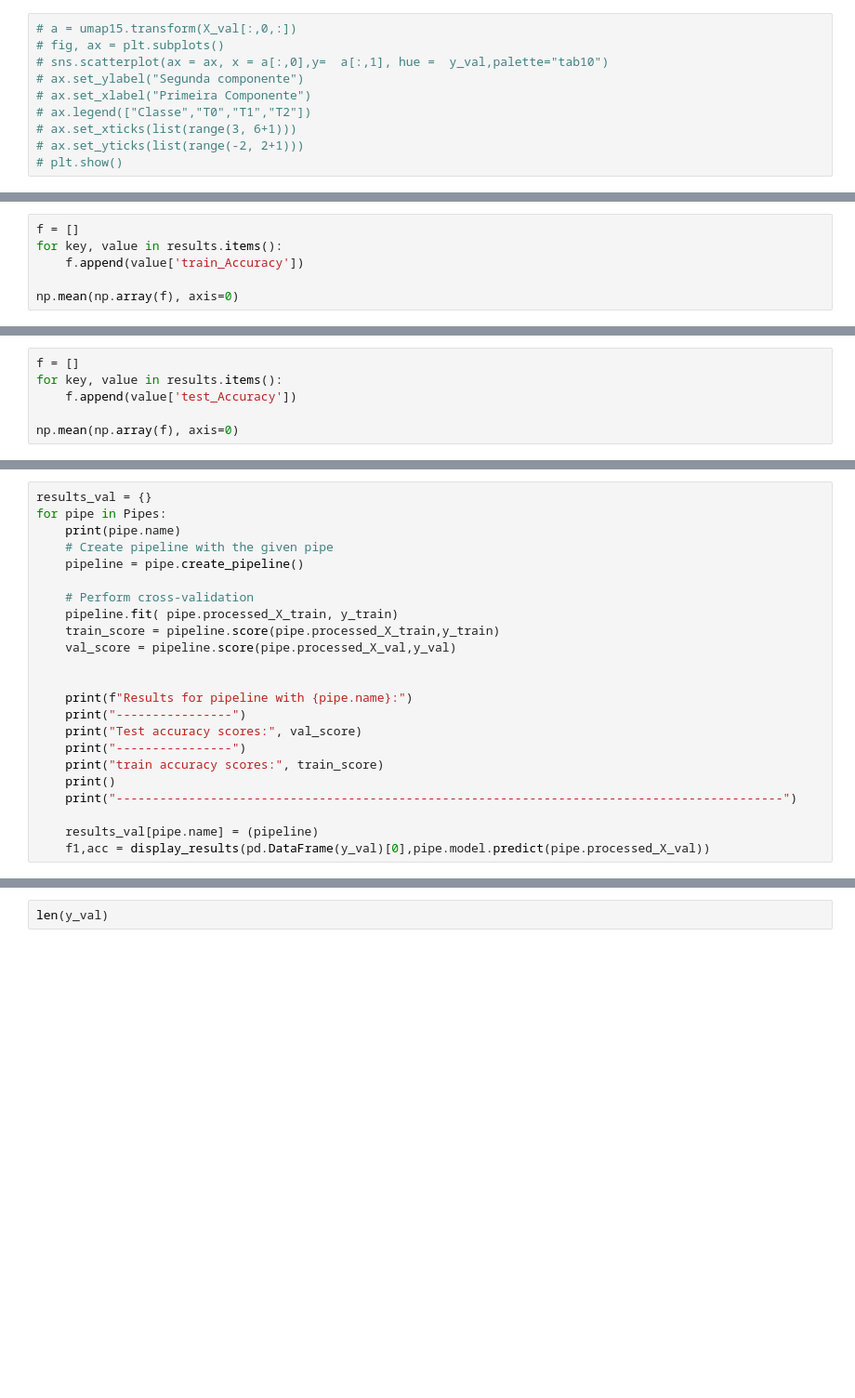
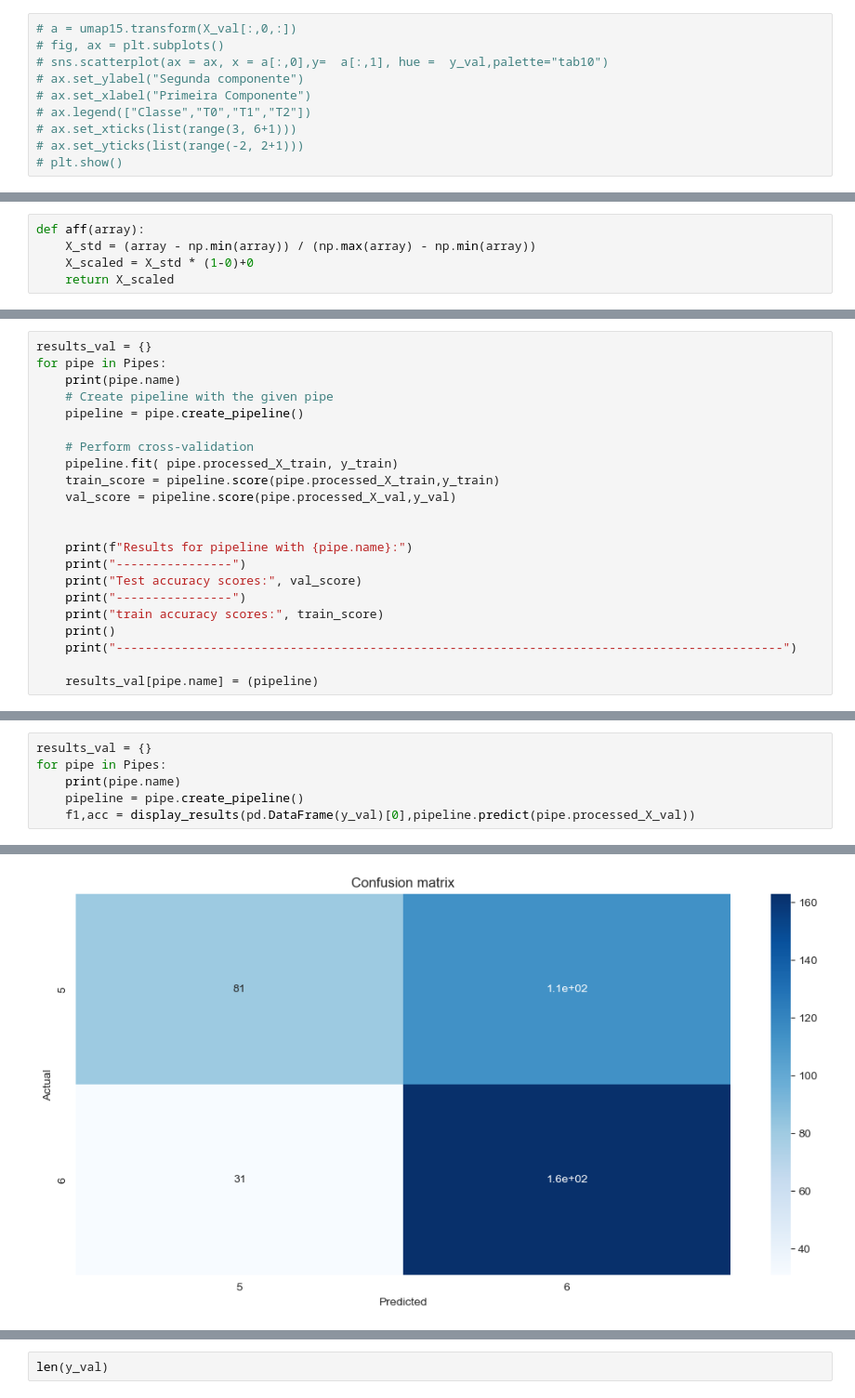
Before and after one commit to MasterExecuson/Data_Science, a Jupyter notebook: code/novos modelos e tratamentos de dados/TCC - epochs processing - 2b.ipynb, the cells around one changed output, grey strips where cells are left out. Shown at 93% size. Saved outputs shown, nothing was run; the diff lists cells and outputs as text; blank space fills up the shorter version.

```diff
--- a/code/novos modelos e tratamentos de dados/TCC - epochs processing - 2b.ipynb
+++ b/code/novos modelos e tratamentos de dados/TCC - epochs processing - 2b.ipynb
@@ -743,5 +732,10 @@ Score time: [0.002996 0.002902 0.002961 0.001999 0.002997 0.002    0.002    0.00
 
 --------------------------------------------------------------------------------------------
+# %%
+def aff(array):
+    X_std = (array - np.min(array)) / (np.max(array) - np.min(array))
+    X_scaled = X_std * (1-0)+0
+    return X_scaled
 # %%
 # lda_plain = Pipe("lda_csp4",LinearDiscriminantAnalysis(),concat_channels("X_train") ) - Takes too long
 lda_csp4 = Pipe("lda_csp4",LinearDiscriminantAnalysis(),transform_csp("X_train",csp4),transform_csp("X_val",csp4) )
@@ -1235,6 +985,0 @@ for key, value in results.items():
-# %%
-f = []
-for key, value in results.items():
-    f.append(value['train_Accuracy'])
-
-np.mean(np.array(f), axis=0)
@@ -1244,6 +985,0 @@ array([0.579963, 0.584627, 0.580167, 0.583606, 0.590822, 0.585035,
-# %%
-f = []
-for key, value in results.items():
-    f.append(value['test_Accuracy'])
-
-np.mean(np.array(f), axis=0)
@@ -1282,7 +1209,6 @@ for pipe in Pipes:
     print("--------------------------------------------------------------------------------------------")
 
     results_val[pipe.name] = (pipeline)
-    f1,acc = display_results(pd.DataFrame(y_val)[0],pipe.model.predict(pipe.processed_X_val))
 # %% [output]
 lda_csp4
 Results for pipeline with lda_csp4:
@@ -1389,0 +1230,7 @@ weighted avg     0.4780    0.4781    0.4778       389
+# %%
+results_val = {}
+for pipe in Pipes:
+    print(pipe.name)
+    pipeline = pipe.create_pipeline()
+    f1,acc = display_results(pd.DataFrame(y_val)[0],pipeline.predict(pipe.processed_X_val))
+# %% [output]
@@ -1389,0 +1246 @@ weighted avg     0.4780    0.4781    0.4778       389
+[figure, added]
```
Also changed, not shown: parts of 56 cells of this notebook, 1 other file.
